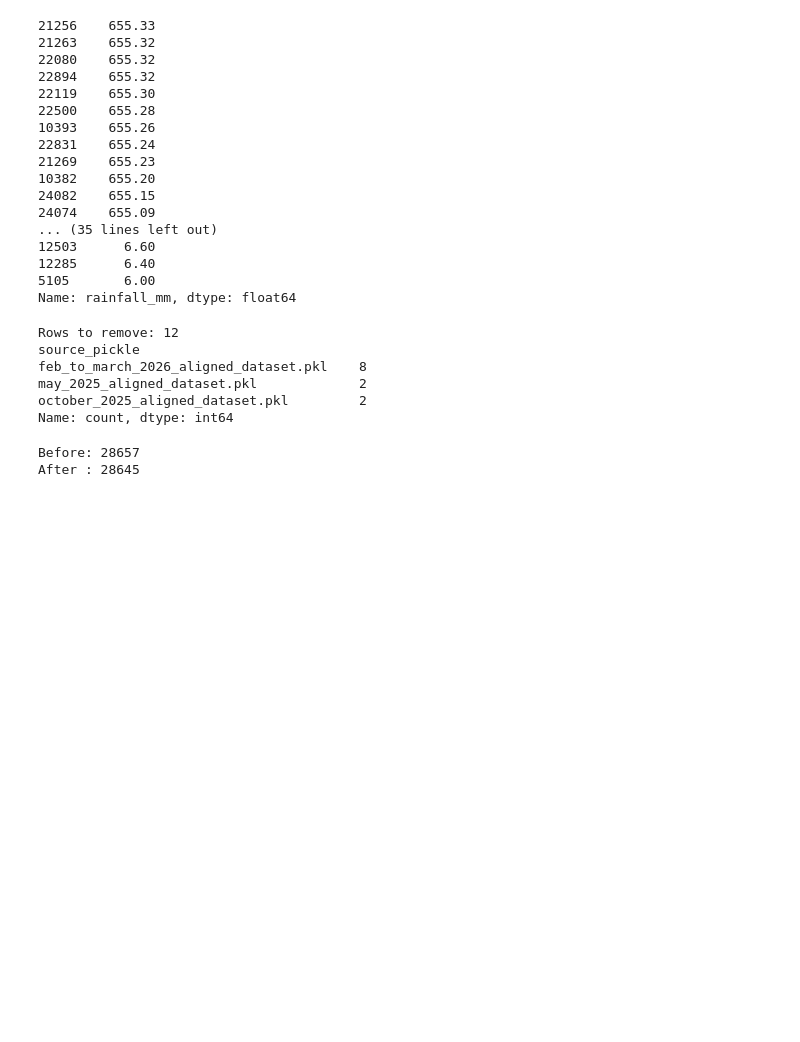
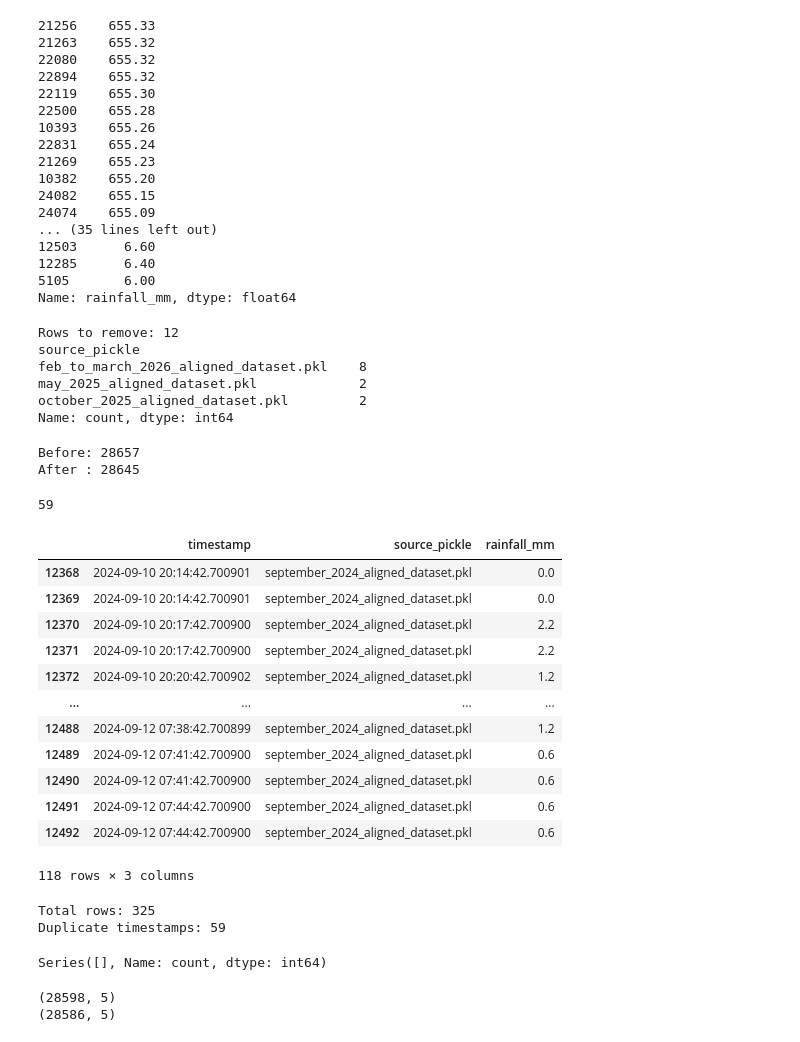
Before and after one commit to Amarnathdj10/ML-based-Acoustic-Rain-Gauge, a Jupyter notebook: audio_processing.ipynb, the cells around one changed output. Drawn from its saved outputs; the diff is of its cells as text; code cells hidden in the pictures; blank space fills up the shorter version.

```diff
--- a/audio_processing.ipynb
+++ b/audio_processing.ipynb
@@ -661,3 +631,42 @@ print("After :", len(master_df_clean))
 # %% [output]
 Before: 28657
 After : 28645
+# %%
+#find duplicate timestamps
+
+print(master_df["timestamp"].duplicated().sum())
+# %% [output]
+59
+# %%
+dups = master_df[
+    master_df["timestamp"].duplicated(keep=False)
+]
+
+dups.sort_values("timestamp")[
+    ["timestamp", "source_pickle", "rainfall_mm"]
+]
+# %% [output]
+|  | timestamp | source_pickle | rainfall_mm |
+| 12368 | 2024-09-10 20:14:42.700901 | september_2024_aligned_dataset.pkl | 0.0 |
+| 12369 | 2024-09-10 20:14:42.700901 | september_2024_aligned_dataset.pkl | 0.0 |
+| 12370 | 2024-09-10 20:17:42.700900 | september_2024_aligned_dataset.pkl | 2.2 |
+| 12371 | 2024-09-10 20:17:42.700900 | september_2024_aligned_dataset.pkl | 2.2 |
+| 12372 | 2024-09-10 20:20:42.700902 | september_2024_aligned_dataset.pkl | 1.2 |
+| ... | ... | ... | ... |
+| 12488 | 2024-09-12 07:38:42.700899 | september_2024_aligned_dataset.pkl | 1.2 |
+| 12489 | 2024-09-12 07:41:42.700900 | september_2024_aligned_dataset.pkl | 0.6 |
+| 12490 | 2024-09-12 07:41:42.700900 | september_2024_aligned_dataset.pkl | 0.6 |
+| 12491 | 2024-09-12 07:44:42.700900 | september_2024_aligned_dataset.pkl | 0.6 |
+| 12492 | 2024-09-12 07:44:42.700900 | september_2024_aligned_dataset.pkl | 0.6 |
+118 rows × 3 columns
+# %%
+sept = master_df[
+    master_df["source_pickle"] ==
+    "september_2024_aligned_dataset.pkl"
+]
+
+print("Total rows:", len(sept))
+print("Duplicate timestamps:", sept["timestamp"].duplicated().sum())
+# %% [output]
+Total rows: 325
+Duplicate timestamps: 59
@@ -663,0 +678,28 @@ After : 28645
+# %%
+dup_rows = master_df[
+    master_df["timestamp"].duplicated(keep=False)
+]
+
+dup_rows["source_pickle"].value_counts()
+# %% [output]
+Series([], Name: count, dtype: int64)
+# %%
+#creating clean dataset
+
+master_df_clean = master_df.copy()
+
+# Remove invalid rainfall values
+master_df_clean = master_df_clean[
+    master_df_clean["rainfall_mm"] < 100
+]
+
+# Remove duplicate timestamps
+master_df_clean = master_df_clean.drop_duplicates(
+    subset=["timestamp", "source_pickle"]
+)
+
+print(master_df.shape)
+print(master_df_clean.shape)
+# %% [output]
+(28598, 5)
+(28586, 5)
```
Also changed, not shown: parts of 16 cells of this notebook.
